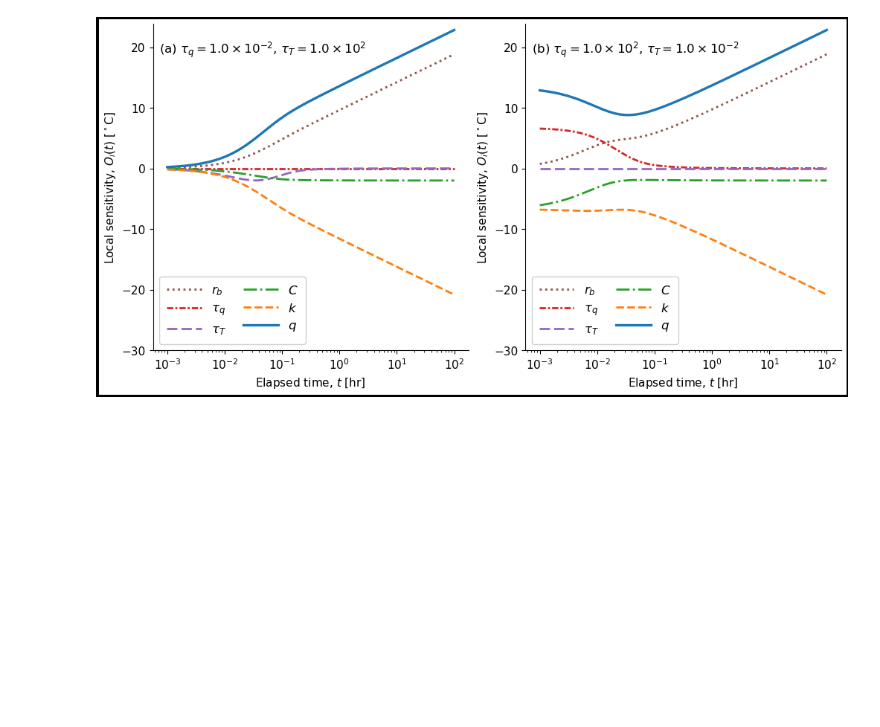
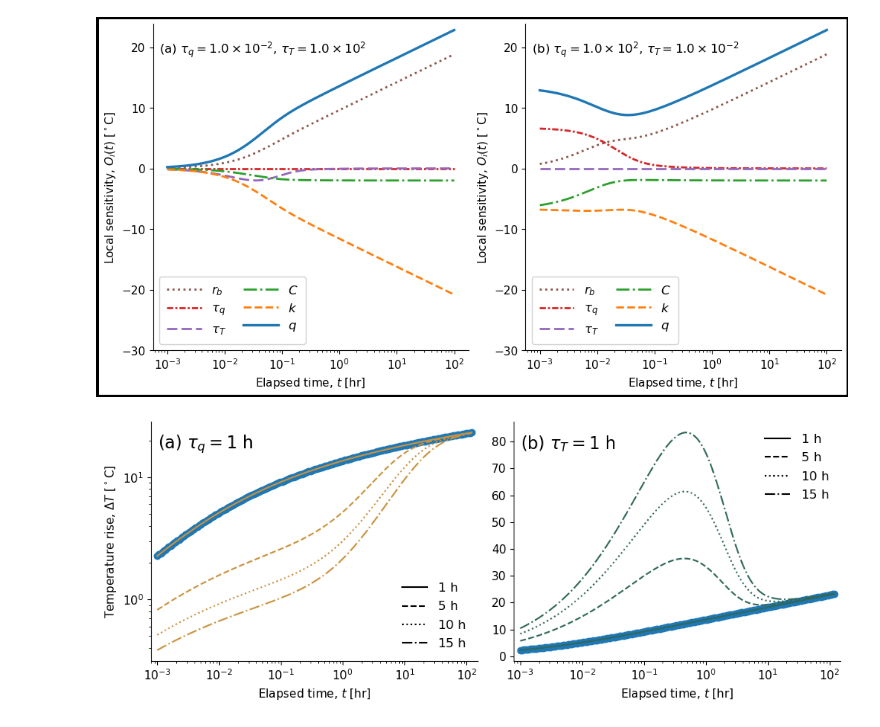
Before and after one commit to Edwin-Lou/cycu_oop_11372013, a Jupyter notebook: existing solutions.ipynb, the cells around one changed output. Cells and saved outputs as stored; diff of their text form; code cells hidden in the pictures; blank space fills up the shorter version.

```diff
--- a/existing solutions.ipynb
+++ b/existing solutions.ipynb
@@ -822,0 +922,54 @@ color_b = cmap(0.30)    # (b) 用另一個色
+# %%
+# ---------- 畫圖 ----------
+fig, axes = plt.subplots(1, 2, figsize=(10, 4), sharey=False)
+
+def plot_panel_a(ax):
+    # ILS baseline
+    ax.plot(t_h, T_series_ils(), 'o', label='ILS')
+    # 固定 tau_q 顏色；不同 tau_T 用線型
+    for ls, tau_T_h in zip(linestyles, tau_T_list_a):
+        Tvals = T_series_lag_hours(tau_q_fixed_a, tau_T_h)
+        ax.plot(t_h, Tvals, color=color_a, ls=ls, lw=1.5)
+    ax.set_yscale('log')
+    ax.set_xscale('log')
+    ax.set_xlabel(r'Elapsed time, $t$ [hr]')
+    ax.set_ylabel(r'Temperature rise, $\Delta T$ [$^\circ$C]')
+    ax.text(0.02, 0.95, "(a) $\\tau_q=1\ \mathrm{h}$", transform=ax.transAxes, ha="left", va="top", fontsize=16)
+    # 內嵌圖例（顏色→固定，線型→變動）
+    color_handles = [Line2D([0],[0], color=color_a, lw=1.5)]
+
+    style_handles = [Line2D([0],[0], color='k', lw=1.5, ls=ls) for ls in linestyles]
+    style_labels  = [r'$1\ \mathrm{h}$', r'$5\ \mathrm{h}$', r'$10\ \mathrm{h}$', r'$15\ \mathrm{h}$']
+    ax.legend(style_handles, style_labels,
+              loc='lower right',
+              frameon=False, fontsize=12)
+def plot_panel_b(ax):
+    ax.plot(t_h, T_series_ils(), 'o', label='ILS')
+    for ls, tau_q_h in zip(linestyles, tau_q_list_b):
+        Tvals = T_series_lag_hours(tau_q_h, tau_T_fixed_b)
+        ax.plot(t_h, Tvals, color=color_b, ls=ls, lw=1.5)
+
+    ax.set_xscale('log')
+    ax.set_xlabel(r'Elapsed time, $t$ [hr]')
+
+    ax.text(0.02, 0.95, "(b) $\\tau_T=1\ \mathrm{h}$", transform=ax.transAxes, ha="left", va="top", fontsize=16)
+
+    color_handles = [Line2D([0],[0], color=color_b, lw=1.5)]
+
+    style_handles = [Line2D([0],[0], color='k', lw=1.5, ls=ls) for ls in linestyles]
+    style_labels  = [r'$1\ \mathrm{h}$', r'$5\ \mathrm{h}$', r'$10\ \mathrm{h}$', r'$15\ \mathrm{h}$']
+    ax.legend(style_handles, style_labels,
+              loc='upper right',
+              frameon=False, fontsize=12)
+
+plot_panel_a(axes[0])
+plot_panel_b(axes[1])
+
+# 微調網格與留白
+for ax in axes:    # 讓曲線更貼近邊界（避免多餘留白）
+    ax.margins(x=0.02)
+
+plt.tight_layout()
+plt.show()
+# %% [output]
+[figure, added]
```
Also changed, not shown: parts of 2 cells of this notebook.
